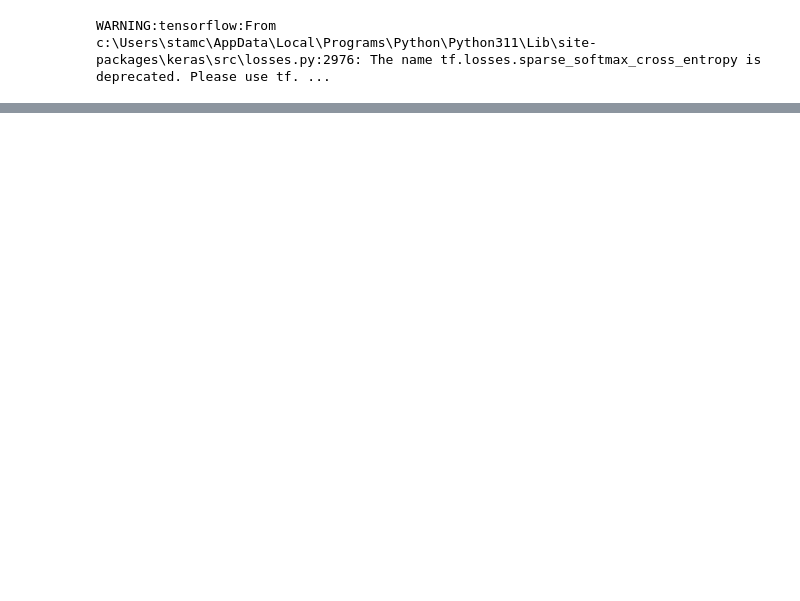
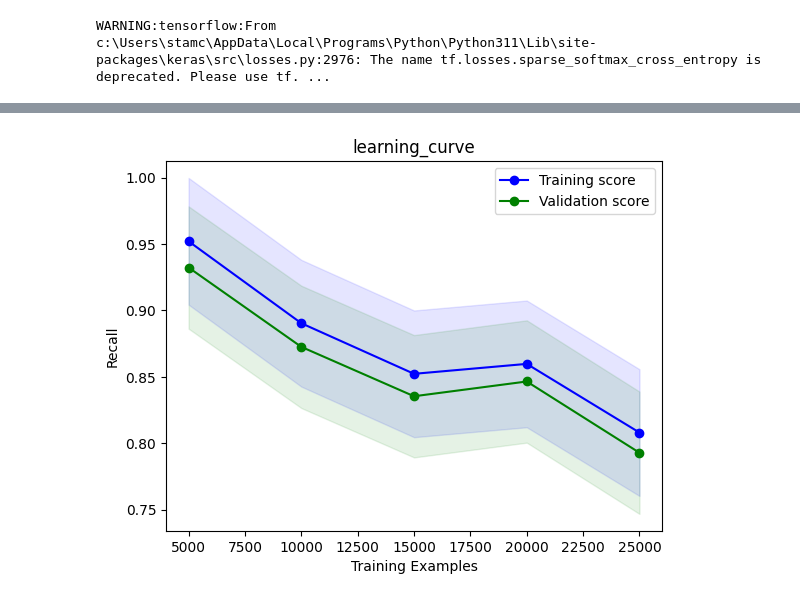
Before and after one commit to MariaSchoinaki/Imdb-classification-ML, a Jupyter notebook: src/LogisticRegression.ipynb, the cells around one changed output, grey strips where cells are left out. Saved outputs shown, nothing was run; the diff lists cells and outputs as text; code cells hidden in the pictures; blank space fills up the shorter version.

```diff
--- a/src/LogisticRegression.ipynb
+++ b/src/LogisticRegression.ipynb
@@ -106,0 +193,4 @@ weighted avg       0.85      0.85      0.85     25000
+# %%
+plot_learning_curve(data,"learning_curve",False,'recall',"Recall")
+# %% [output]
+[figure, added]
```
Also changed, not shown: parts of 22 cells of this notebook.
